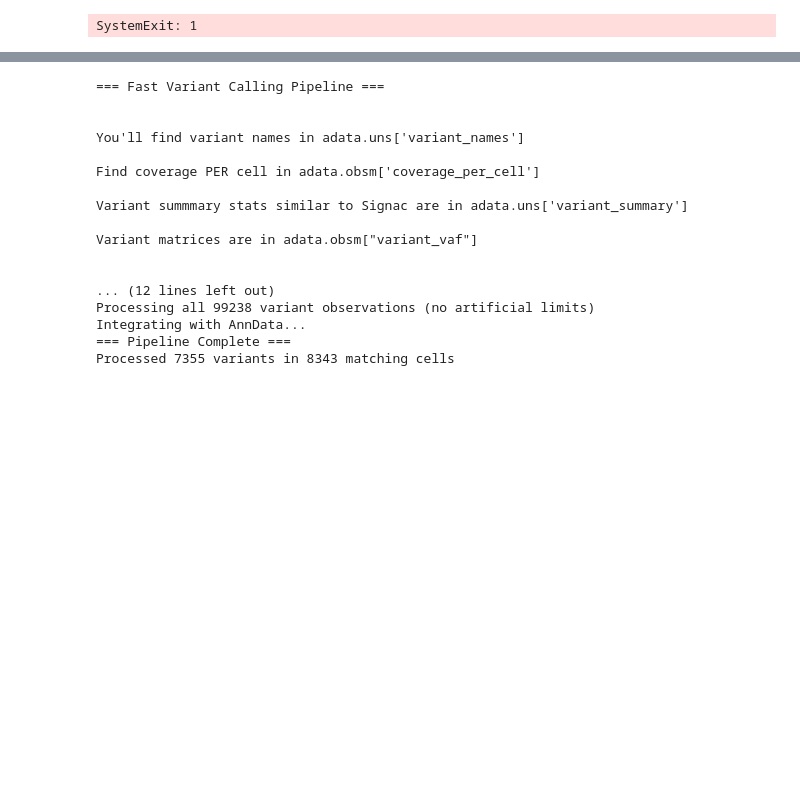
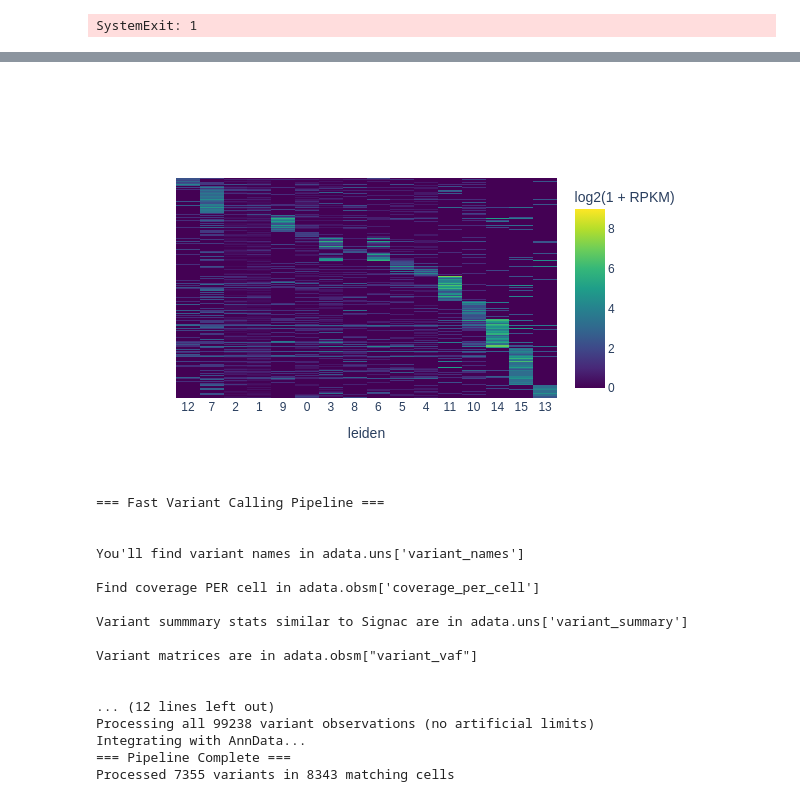
Before and after one commit to elliotwilliams150-sys/mtDNA_analysis, a Jupyter notebook: P002_mtscATAC-seq/MitoDriftMaster/PBMC_SurgicalLC.ipynb, the cells around one changed output, grey strips where cells are left out. Drawn from its saved outputs; the diff is of its cells as text; code cells hidden in the pictures; blank space fills up the shorter version.

```diff
--- a/P002_mtscATAC-seq/MitoDriftMaster/PBMC_SurgicalLC.ipynb
+++ b/P002_mtscATAC-seq/MitoDriftMaster/PBMC_SurgicalLC.ipynb
@@ -258,3 +259,12 @@ Detected KeyboardInterrupt, attempting graceful shutdown ...
 2026-07-03 17:38:16 - INFO -
 Detected KeyboardInterrupt, attempting graceful shutdown ...
 SystemExit: 1
+# %%
+#Get peaks using MACS3, which will be stored in data.uns['macs3']
+snap.tl.macs3(data, groupby='leiden')
+#Create a unified, non-overlapping, and fixed-width peak list
+peaks = snap.tl.merge_peaks(data.uns['macs3'], snap.genome.hg38)
+peaks.head()
+#Creating a peak matrix
+peak_mat = snap.pp.make_peak_matrix(data, use_rep=peaks['Peaks'])
+peak_mat
@@ -260,0 +276,5 @@ SystemExit: 1
+# %%
+%%time
+marker_peaks = snap.tl.marker_regions(peak_mat, groupby='leiden', pvalue=0.01)
+snap.pl.regions(peak_mat, groupby='leiden', peaks=marker_peaks, interactive=False)
+# %% [output]
@@ -261,3 +300,4 @@ SystemExit: 1
+[figure, added]
 # %%
 !!!!!!!!!!!!!!!!!!!!!!!!!!!!!!!!!!!!!!!!!!!!!!!!!!!!    mtDNA VARIANT CALLING !!!!!!!!!!!!!!!!!!!!!!!!!!!!!!!!!!!!!!!!!!!!!!!!!!!!!!!!!!!!!!!!!!!!!!!!!!!!!!!!!!!
 # %%
```
Also changed, not shown: parts of 5 cells of this notebook, 2 other files.
